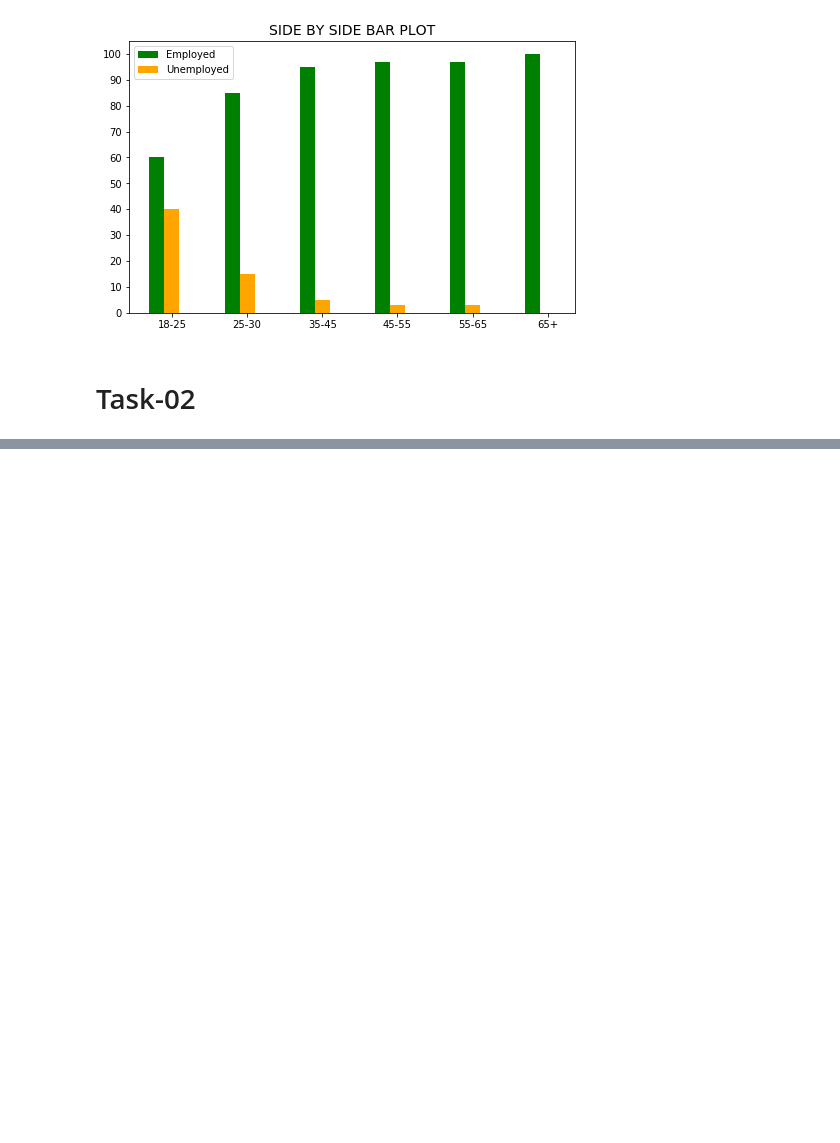
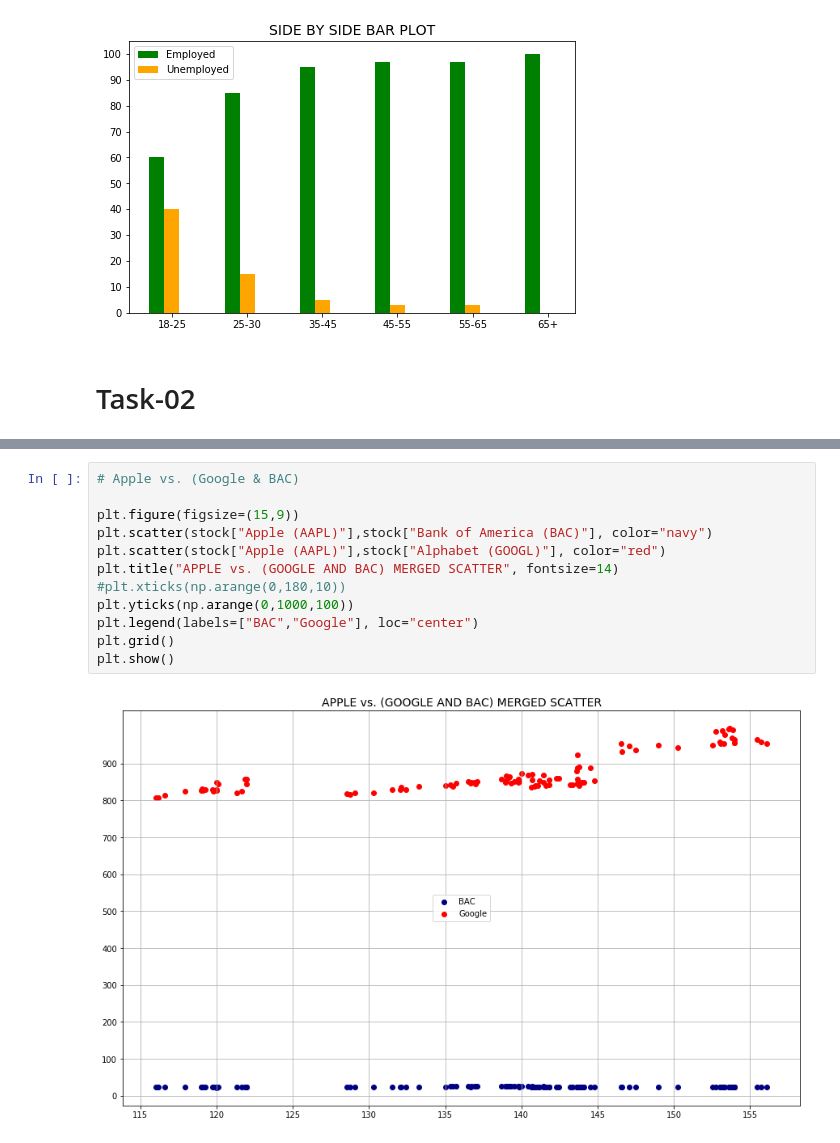
Before and after one commit to Salmankh3/Saylani_DS, a Jupyter notebook: Assignments/Assignment04/Cross-Table-02.ipynb, the cells around one changed output, grey strips where cells are left out. Cells and saved outputs as stored; diff of their text form; blank space fills up the shorter version.

```diff
--- a/Assignments/Assignment04/Cross-Table-02.ipynb
+++ b/Assignments/Assignment04/Cross-Table-02.ipynb
@@ -94,0 +165,14 @@ plt.show()
+# %%
+# Apple vs. (Google & BAC)
+
+plt.figure(figsize=(15,9))
+plt.scatter(stock["Apple (AAPL)"],stock["Bank of America (BAC)"], color="navy")
+plt.scatter(stock["Apple (AAPL)"],stock["Alphabet (GOOGL)"], color="red")
+plt.title("APPLE vs. (GOOGLE AND BAC) MERGED SCATTER", fontsize=14)
+#plt.xticks(np.arange(0,180,10))
+plt.yticks(np.arange(0,1000,100))
+plt.legend(labels=["BAC","Google"], loc="center")
+plt.grid()
+plt.show()
+# %% [output]
+[figure, added]
```
Also changed, not shown: parts of 5 cells of this notebook.
